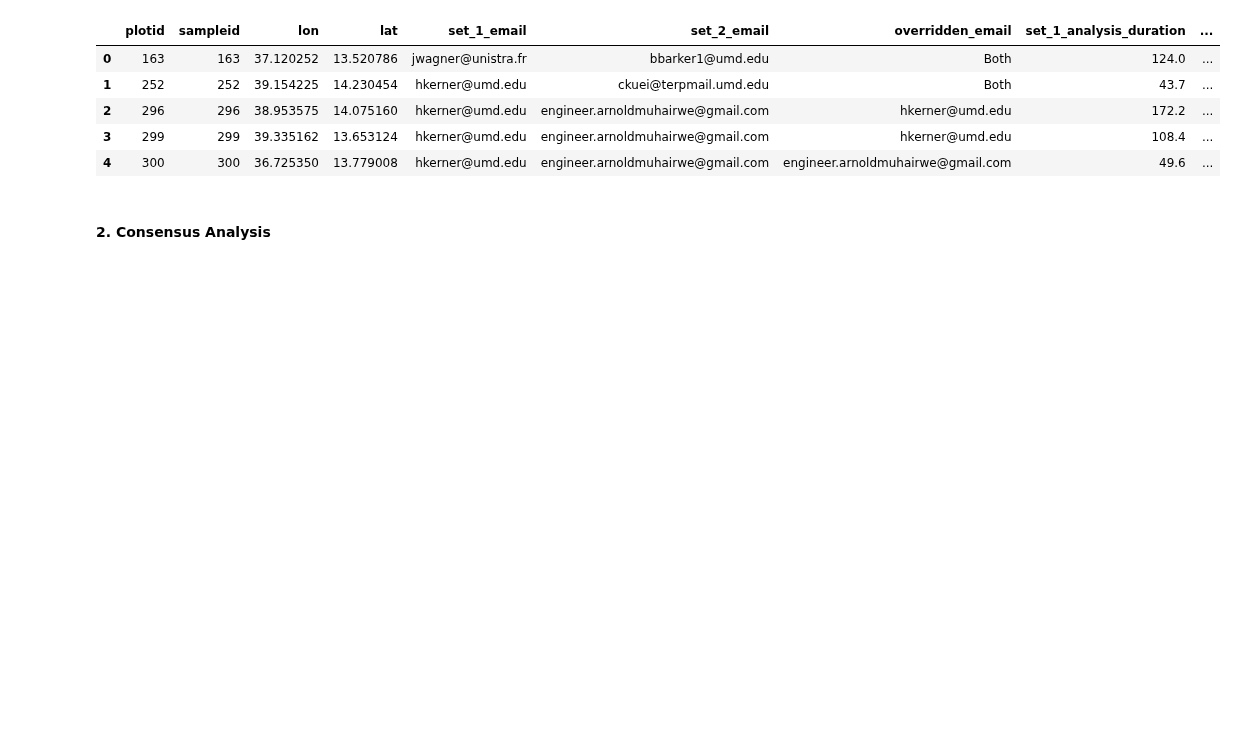
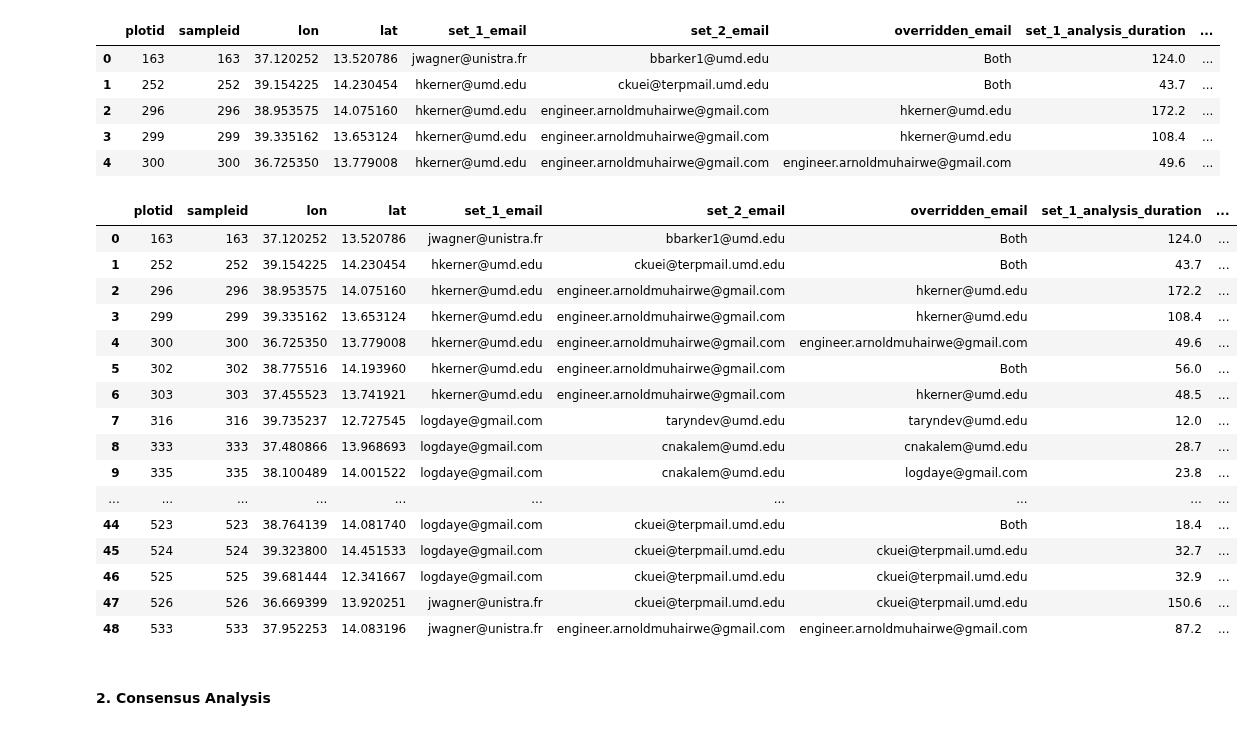
Before and after one commit to nasaharvest/crop-mask, a Jupyter notebook: notebooks/ceo_area_analysis.ipynb, the cells around one changed output. Saved outputs shown, nothing was run; the diff lists cells and outputs as text; code cells hidden in the pictures; blank space fills up the shorter version.

```diff
--- a/notebooks/ceo_area_analysis.ipynb
+++ b/notebooks/ceo_area_analysis.ipynb
@@ -13,16 +19,19 @@ from src.consensus_utils import create_consensus_dataframe
 # %%
 # Modify the below helper function here for loading label csv file
 def path_fn(set_id : str, date : str) -> str:
-    """ Returns string path to csv label file.
+    """ Returns string path to CEO *.csv file.
 
-    Gives the path + file name to the csv label file by labeler set `set_id` at the timestamp `date`. For CEO
-    labeling projects, the files are named identically except for labeler set and timestamp date.
+    Gives the path + file name to the csv label file by labeler set `set_id` at the timestamp `date`. For labeled
+    CEO files, the files are named identically except for labeler set and timestamp date.
 
     Example : how to generalize the file name
+
     -> File for set 1 :
         ceo-Tigray-2020-2021-Change-(set-1)-sample-data-2022-01-10.csv
+
     -> File for set 2 :
         ceo-Tigray-2020-2021-Change-(set-2)-sample-data-2022-01-17.csv
+
     -> Generalized file name:
         ceo-Tigray-2020-2021-Change-({set_id})-sample-data-2020-{date}.csv
 
@@ -38,7 +47,7 @@ def path_fn(set_id : str, date : str) -> str:
     """
 
     # TODO: Block-begin
-    path = f"data/ceo-Tigray-2020-2021-Change-({set_id})-sample-data-2022-{date}.csv"
+    path = f"../data/raw/ceo-Tigray-2020-2021-Change-({set_id})-sample-data-2022-{date}.csv"
     # TODO: Block-end
     return path
 
@@ -50,8 +59,11 @@ fdate = "01-17"
 area_change = True
 # %%
 # Create consensus dataframe
-y1, y2 = input("Year 1 of observations : "), input("Year 2 of observations : ")
-consensus_dataframe = create_consensus_dataframe(path_fn, cdate, fdate, area_change, y1, y2)
+if area_change:
+    y1, y2 = input("Year 1 of observations : "), input("Year 2 of observations : ")
+    consensus_dataframe = create_consensus_dataframe(path_fn, cdate, fdate, area_change, y1, y2)
+else:
+    consensus_dataframe = create_consensus_dataframe(path_fn, cdate, fdate)
 consensus_dataframe.head()
 # %% [output]
                Loading dataframes from file...
@@ -68,6 +80,26 @@ Disagreements between labeler sets 1 and 2 : 49
 | 2 | 296 | 296 | 38.953575 | 14.075160 | hkerner@umd.edu | engineer.arnoldmuhairwe@gmail.com | hkerner@umd.edu | 172.2 | ... |
 | 3 | 299 | 299 | 39.335162 | 13.653124 | hkerner@umd.edu | engineer.arnoldmuhairwe@gmail.com | hkerner@umd.edu | 108.4 | ... |
 | 4 | 300 | 300 | 36.725350 | 13.779008 | hkerner@umd.edu | engineer.arnoldmuhairwe@gmail.com | engineer.arnoldmuhairwe@gmail.com | 49.6 | ... |
+# %%
+consensus_dataframe
+# %% [output]
+|  | plotid | sampleid | lon | lat | set_1_email | set_2_email | overridden_email | set_1_analysis_duration | ... |
+| 0 | 163 | 163 | 37.120252 | 13.520786 | jwagner@unistra.fr | bbarker1@umd.edu | Both | 124.0 | ... |
+| 1 | 252 | 252 | 39.154225 | 14.230454 | hkerner@umd.edu | ckuei@terpmail.umd.edu | Both | 43.7 | ... |
+| 2 | 296 | 296 | 38.953575 | 14.075160 | hkerner@umd.edu | engineer.arnoldmuhairwe@gmail.com | hkerner@umd.edu | 172.2 | ... |
+| 3 | 299 | 299 | 39.335162 | 13.653124 | hkerner@umd.edu | engineer.arnoldmuhairwe@gmail.com | hkerner@umd.edu | 108.4 | ... |
+| 4 | 300 | 300 | 36.725350 | 13.779008 | hkerner@umd.edu | engineer.arnoldmuhairwe@gmail.com | engineer.arnoldmuhairwe@gmail.com | 49.6 | ... |
+| 5 | 302 | 302 | 38.775516 | 14.193960 | hkerner@umd.edu | engineer.arnoldmuhairwe@gmail.com | Both | 56.0 | ... |
+| 6 | 303 | 303 | 37.455523 | 13.741921 | hkerner@umd.edu | engineer.arnoldmuhairwe@gmail.com | hkerner@umd.edu | 48.5 | ... |
+| 7 | 316 | 316 | 39.735237 | 12.727545 | logdaye@gmail.com | taryndev@umd.edu | taryndev@umd.edu | 12.0 | ... |
+| 8 | 333 | 333 | 37.480866 | 13.968693 | logdaye@gmail.com | cnakalem@umd.edu | cnakalem@umd.edu | 28.7 | ... |
+| 9 | 335 | 335 | 38.100489 | 14.001522 | logdaye@gmail.com | cnakalem@umd.edu | logdaye@gmail.com | 23.8 | ... |
+| ... | ... | ... | ... | ... | ... | ... | ... | ... | ... |
+| 44 | 523 | 523 | 38.764139 | 14.081740 | logdaye@gmail.com | ckuei@terpmail.umd.edu | Both | 18.4 | ... |
+| 45 | 524 | 524 | 39.323800 | 14.451533 | logdaye@gmail.com | ckuei@terpmail.umd.edu | ckuei@terpmail.umd.edu | 32.7 | ... |
+| 46 | 525 | 525 | 39.681444 | 12.341667 | logdaye@gmail.com | ckuei@terpmail.umd.edu | ckuei@terpmail.umd.edu | 32.9 | ... |
+| 47 | 526 | 526 | 36.669399 | 13.920251 | jwagner@unistra.fr | ckuei@terpmail.umd.edu | ckuei@terpmail.umd.edu | 150.6 | ... |
+| 48 | 533 | 533 | 37.952253 | 14.083196 | jwagner@unistra.fr | engineer.arnoldmuhairwe@gmail.com | engineer.arnoldmuhairwe@gmail.com | 87.2 | ... |
 # %% [markdown]
 #### 2. Consensus Analysis
 # %% [markdown]
```
Also changed, not shown: parts of 1 cell of this notebook.
